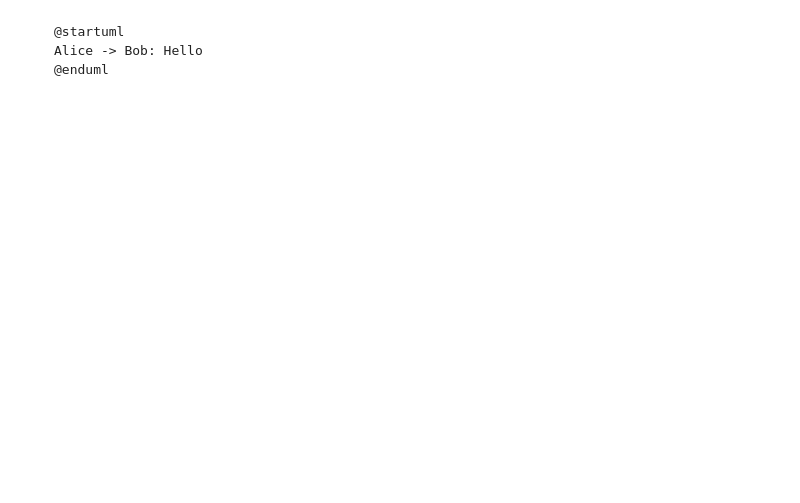
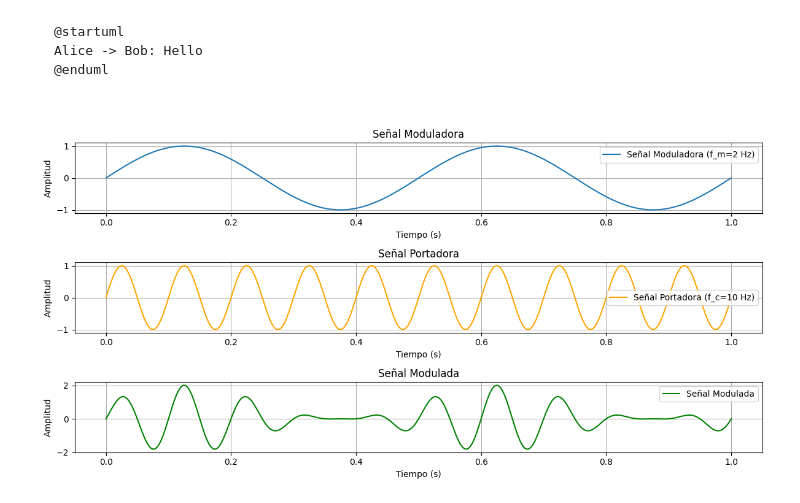
Before and after one commit to g-courses/jappy.classroom, a Jupyter notebook: workspace/notebook-examples/python_nb.ipynb, the cells around one changed output. Saved outputs shown, nothing was run; the diff lists cells and outputs as text; code cells hidden in the pictures; blank space fills up the shorter version.

```diff
--- a/workspace/notebook-examples/python_nb.ipynb
+++ b/workspace/notebook-examples/python_nb.ipynb
@@ -51,3 +48,56 @@ Writing output for /home/devuser/workspace/notebook-examples/274fb0d7-69d9-4837-
 @startuml
 Alice -> Bob: Hello
 @enduml
+# %%
+import numpy as np
+import matplotlib.pyplot as plt
+
+# Parámetros
+fs = 1000  # Frecuencia de muestreo
+t = np.linspace(0, 1, fs)  # Tiempo de 0 a 1 segundo
+
+# Frecuencias
+f_m = 2  # Frecuencia de la señal moduladora (Hz)
+f_c = 10  # Frecuencia de la señal portadora (Hz)
+
+# Señales
+moduladora = np.sin(2 * np.pi * f_m * t)  # Señal moduladora
+portadora = np.sin(2 * np.pi * f_c * t)  # Señal portadora
+
+# Señal modulada
+modulada = (1 + moduladora) * portadora  # Modulación de amplitud
+
+# Gráficos
+plt.figure(figsize=(12, 6))
+
+# Señal moduladora
+plt.subplot(3, 1, 1)
+plt.plot(t, moduladora, label='Señal Moduladora (f_m=2 Hz)')
+plt.title('Señal Moduladora')
+plt.xlabel('Tiempo (s)')
+plt.ylabel('Amplitud')
+plt.grid()
+plt.legend()
+
+# Señal portadora
+plt.subplot(3, 1, 2)
+plt.plot(t, portadora, label='Señal Portadora (f_c=10 Hz)', color='orange')
+plt.title('Señal Portadora')
+plt.xlabel('Tiempo (s)')
+plt.ylabel('Amplitud')
+plt.grid()
+plt.legend()
+
+# Señal modulada
+plt.subplot(3, 1, 3)
+plt.plot(t, modulada, label='Señal Modulada', color='green')
+plt.title('Señal Modulada')
+plt.xlabel('Tiempo (s)')
+plt.ylabel('Amplitud')
+plt.grid()
+plt.legend()
+
+plt.tight_layout()
+plt.show()
+# %% [output]
+[figure, added]
```
Also changed, not shown: parts of 1 cell of this notebook, 14 other files.
